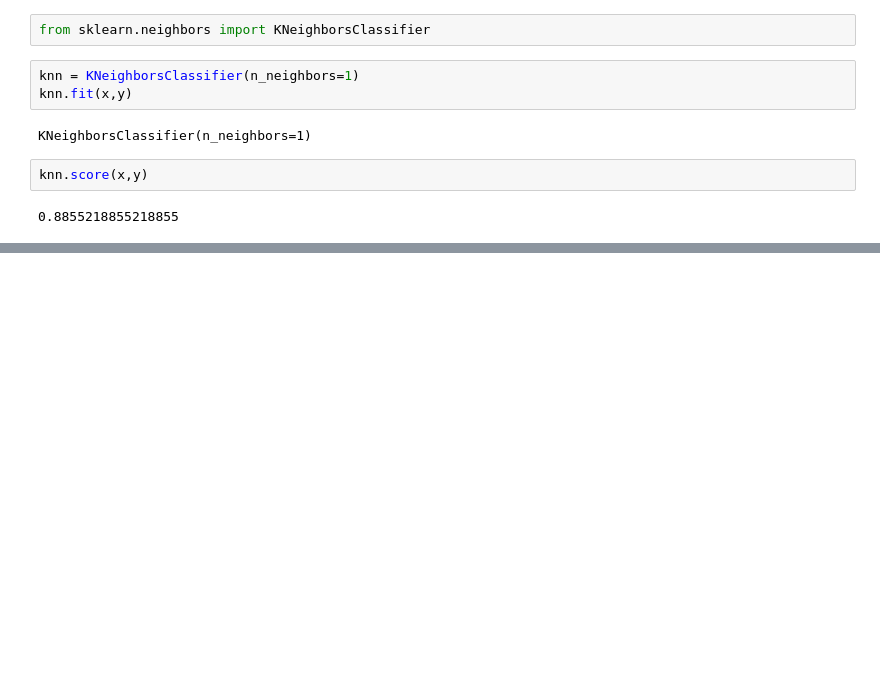
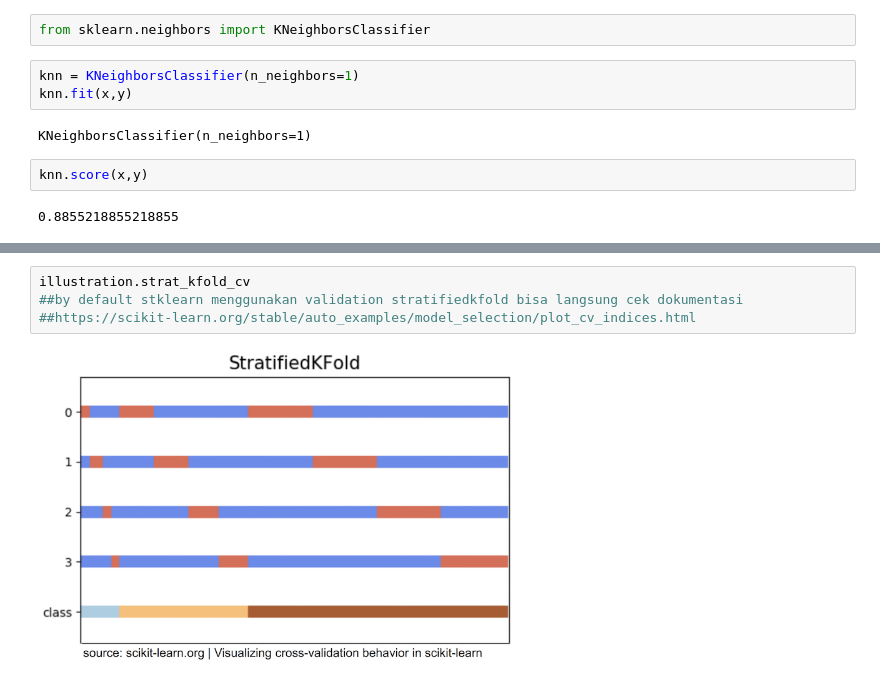
Before and after one commit to Ibnuamrithaher/Mechine-Learning-And-Deep-Learning, a Jupyter notebook: Course 2/Scikit_learn.ipynb, the cells around one changed output, grey strips where cells are left out. Cells and saved outputs as stored; diff of their text form; blank space fills up the shorter version.

```diff
--- a/Course 2/Scikit_learn.ipynb
+++ b/Course 2/Scikit_learn.ipynb
@@ -128,0 +174,6 @@ knn.score(x,y)
+# %%
+illustration.strat_kfold_cv
+##by default stklearn menggunakan validation stratifiedkfold bisa langsung cek dokumentasi
+##https://scikit-learn.org/stable/auto_examples/model_selection/plot_cv_indices.html
+# %% [output]
+[figure, added]
```
Also changed, not shown: parts of 29 cells of this notebook.
